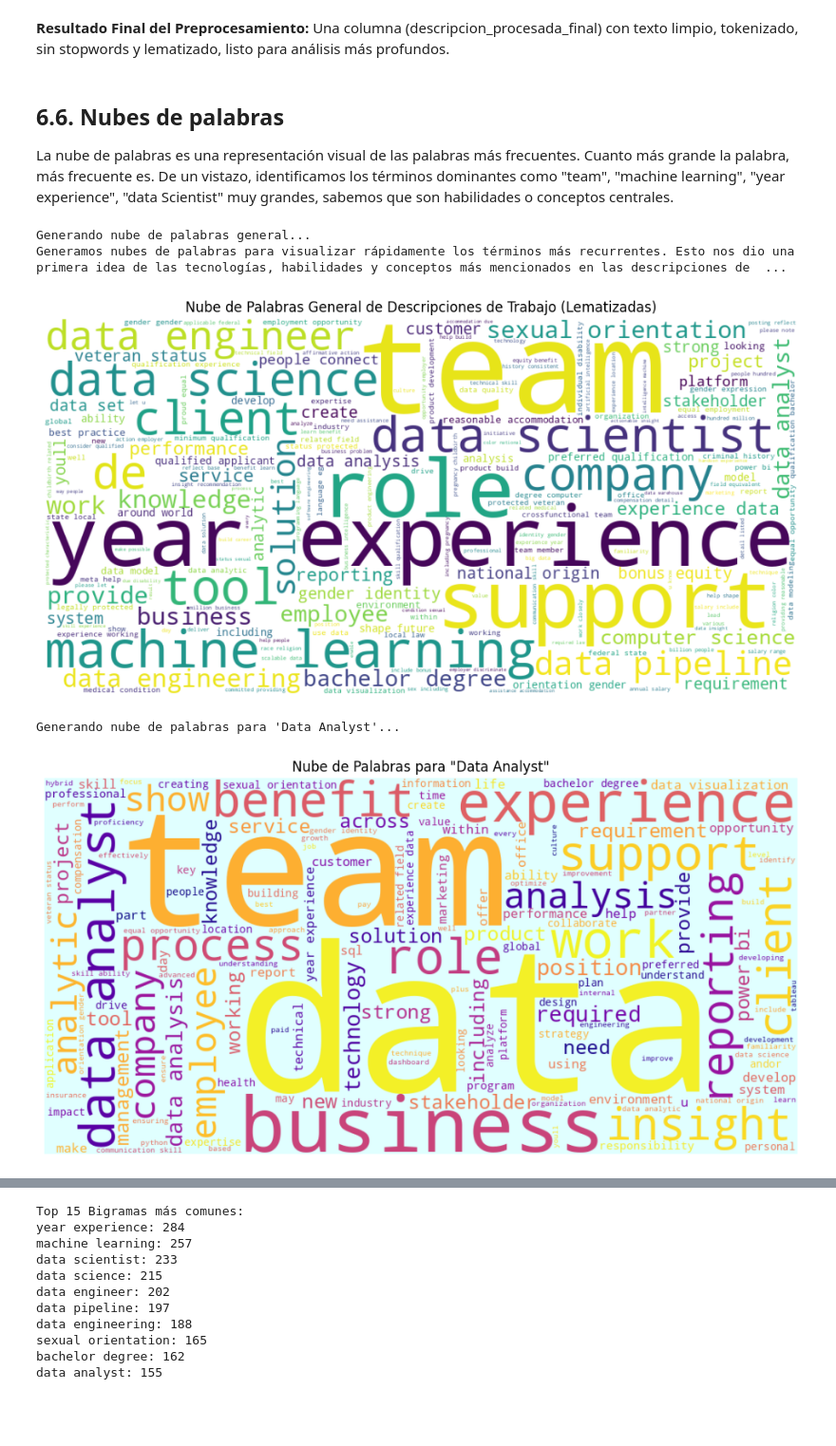
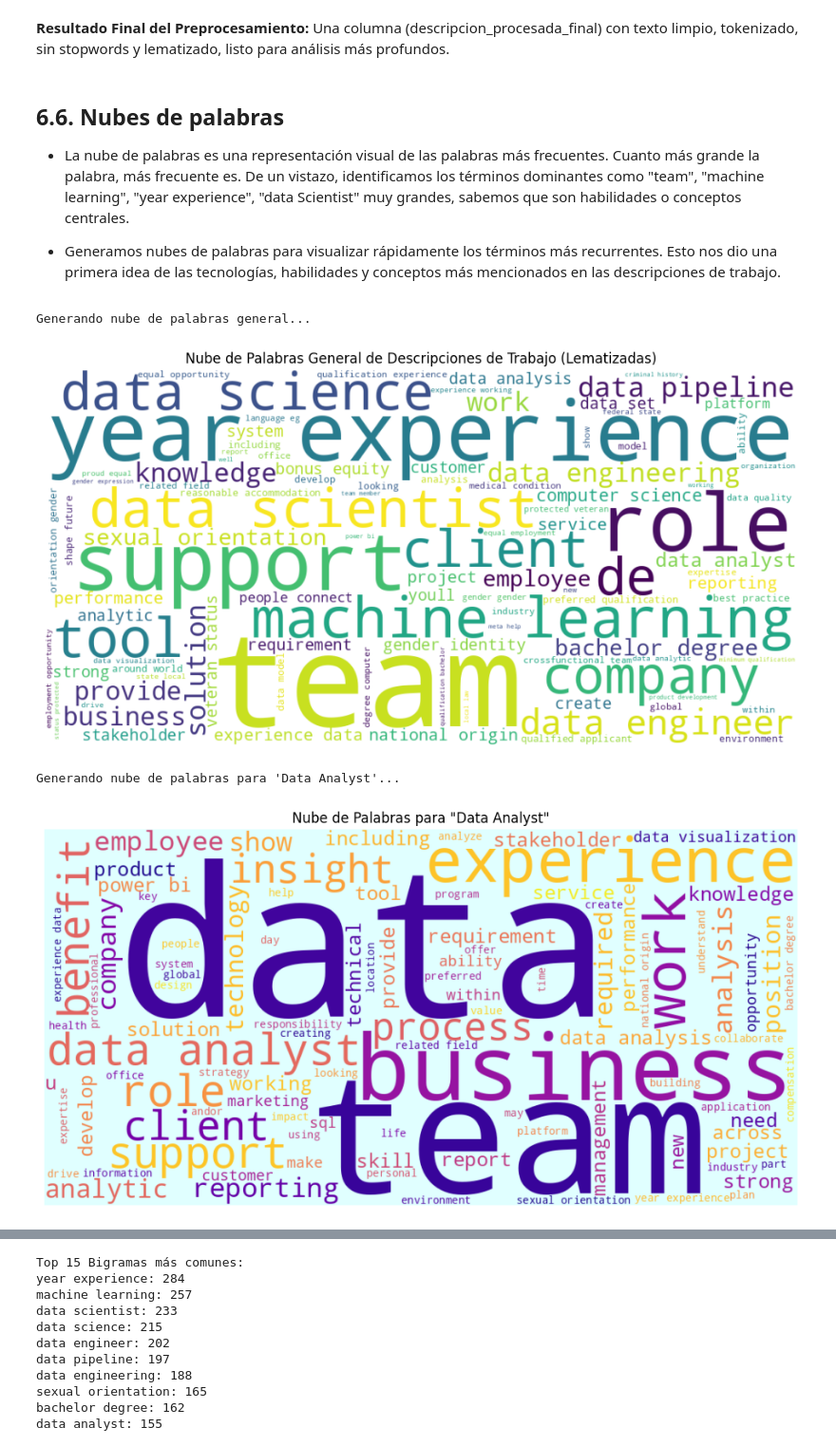
Before and after one commit to nueveonce/Etapa3DS, a Jupyter notebook: Etapa3.ipynb, the cells around one changed output, grey strips where cells are left out. Shown at 95% size. Cells and saved outputs as stored; diff of their text form; code cells hidden in the pictures; blank space fills up the shorter version.

```diff
--- a/Etapa3.ipynb
+++ b/Etapa3.ipynb
@@ -299,7 +299,10 @@ Ejemplo de tokens lematizados (primeros 20 de la primera descripción):
 **Resultado Final del Preprocesamiento:** Una columna (descripcion_procesada_final) con texto limpio, tokenizado, sin stopwords y lematizado, listo para análisis más profundos.
 # %% [markdown]
 ## 6.6. Nubes de palabras
- La nube de palabras es una representación visual de las palabras más frecuentes. Cuanto más grande la palabra, más frecuente es. De un vistazo, identificamos los términos dominantes como "team", "machine learning", "year experience", "data Scientist" muy grandes, sabemos que son habilidades o conceptos centrales.
+* La nube de palabras es una representación visual de las palabras más
+frecuentes. Cuanto más grande la palabra, más frecuente es. De un vistazo, identificamos los términos dominantes como "team", "machine learning", "year experience", "data Scientist" muy grandes, sabemos que son habilidades o conceptos centrales.
+
+* Generamos nubes de palabras para visualizar rápidamente los términos más recurrentes. Esto nos dio una primera idea de las tecnologías, habilidades y conceptos más mencionados en las descripciones de trabajo.
 # %%
 # Combinar todos los tokens lematizados en un solo texto largo
 texto_completo_para_wordcloud = " ".join(df['descripcion_procesada_final'])
@@ -310,7 +313,7 @@ if texto_completo_para_wordcloud and len(texto_completo_para_wordcloud.split())
     wordcloud_general = WordCloud(width=1000, height=500,
                                   background_color='white',
                                   colormap='viridis',
-                                  max_words=200, # Mostrar las 200 palabras más frecuentes
+                                  max_words=100, # Mostrar las 200 palabras más frecuentes
                                   stopwords=None # Ya hemos quitado stopwords
                                  ).generate(texto_completo_para_wordcloud)
 
@@ -323,28 +326,27 @@ else:
     print("No hay suficientes datos o palabras después del preprocesamiento para generar la nube de palabras general.")
 # %% [output]
 Generando nube de palabras general...
-Generamos nubes de palabras para visualizar rápidamente los términos más recurrentes. Esto nos dio una primera idea de las tecnologías, habilidades y conceptos más mencionados en las descripciones de  ...
-[figure, old version]
+[figure, new version]
 # %%
 # Filtrar por título que contenga "Data Analyst" (case insensitive)
 df_data_analyst = df[df["title"].str.contains("Data Analyst", case=False, na=False)]
 if not df_data_analyst.empty:
     texto_data_analyst = " ".join(df_data_analyst['descripcion_procesada_final'])
     if texto_data_analyst and len(texto_data_analyst.split()) > 10:
         print("\nGenerando nube de palabras para 'Data Analyst'...")
-        wordcloud_da = WordCloud(width=1000, height=500, background_color='lightcyan', colormap='plasma', max_words=150).generate(texto_data_analyst)
+        wordcloud_da = WordCloud(width=1000, height=500, background_color='lightcyan', colormap='plasma', max_words=100).generate(texto_data_analyst)
         plt.figure(figsize=(12, 6))
         plt.imshow(wordcloud_da, interpolation='bilinear')
         plt.axis('off')
         plt.title('Nube de Palabras para "Data Analyst"')
         plt.show()
     else:
         print("No hay suficientes datos o palabras para la nube de 'Data Analyst'.")
 else:
     print("No se encontraron trabajos con el título 'Data Analyst' para generar una nube de palabras específica.")
 # %% [output]
 Generando nube de palabras para 'Data Analyst'...
-[figure, old version]
+[figure, new version]
 # %%
 # Filtrar por título que contenga "Data Scientist" (case insensitive)
 df_data_analyst = df[df["title"].str.contains("Data Scientist", case=False, na=False)]
```
Also changed, not shown: parts of 7 cells of this notebook.
